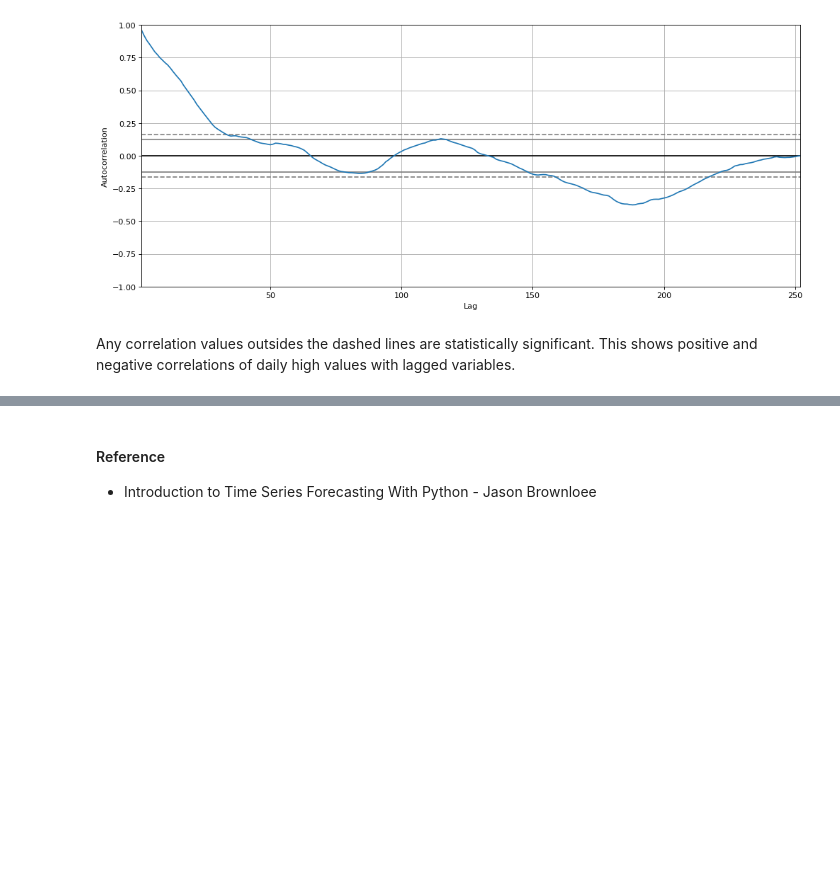
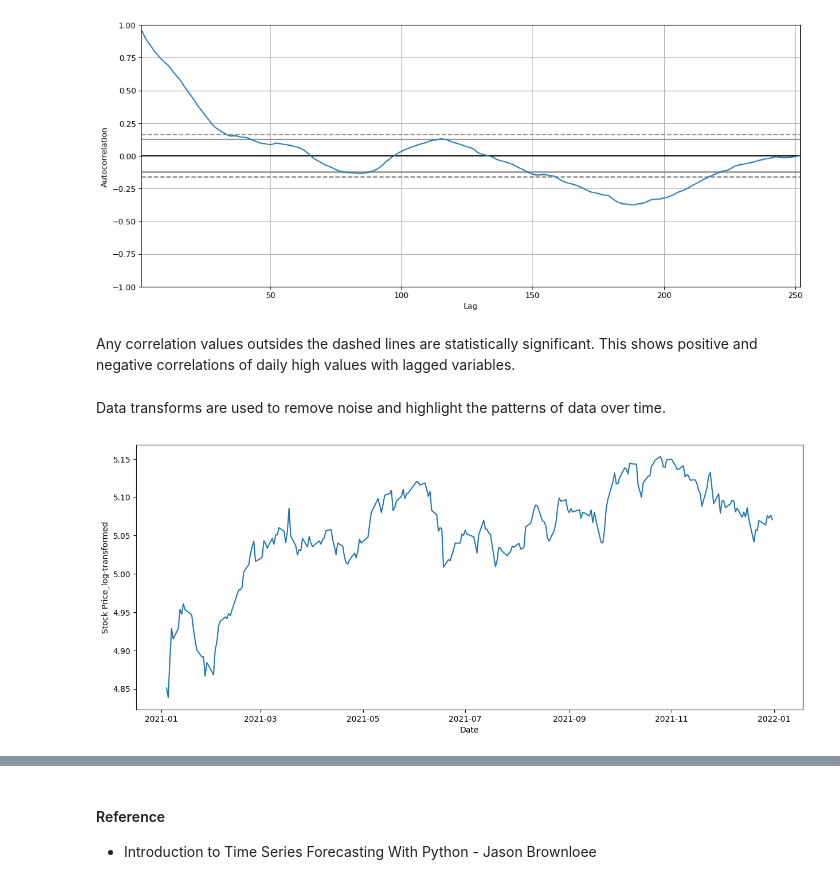
Before and after one commit to tharina11/Financial-Data-Analysis, a Jupyter notebook: Data Exploration/Exploration of stock data high prices.ipynb, the cells around one changed output, grey strips where cells are left out. Saved outputs shown, nothing was run; the diff lists cells and outputs as text; code cells hidden in the pictures; blank space fills up the shorter version.

Commit message:
Add transformations
added log and square root transformations

```diff
--- a/Data Exploration/Exploration of stock data high prices.ipynb
+++ b/Data Exploration/Exploration of stock data high prices.ipynb
@@ -108,3 +112,16 @@ plt.show()
 [figure]
 # %% [markdown]
 Any correlation values outsides the dashed lines are statistically significant. This shows positive and negative correlations of daily high values with lagged variables.
+# %% [markdown]
+Data transforms are used to remove noise and highlight the patterns of data over time.
+# %%
+# Log transform to the data
+daily_high_log = log(daily_high['high'])
+# %%
+plt.figure(figsize=(15, 6))
+plt.plot(daily_high['date'], daily_high_log)
+plt.xlabel('Date')
+plt.ylabel('Stock Price_log_transformed')
+plt.show()
+# %% [output]
+[figure, added]
```
Also changed, not shown: parts of 7 cells of this notebook.
